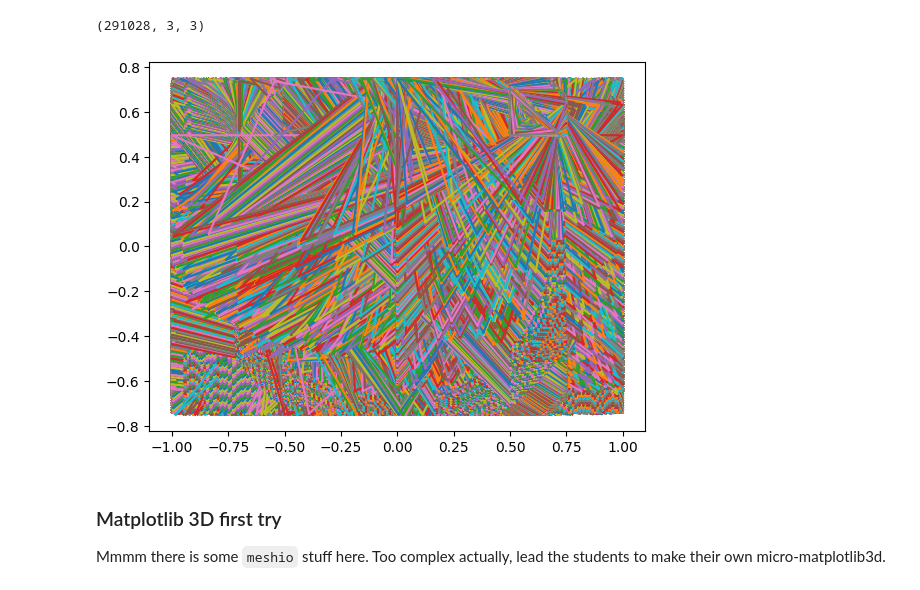
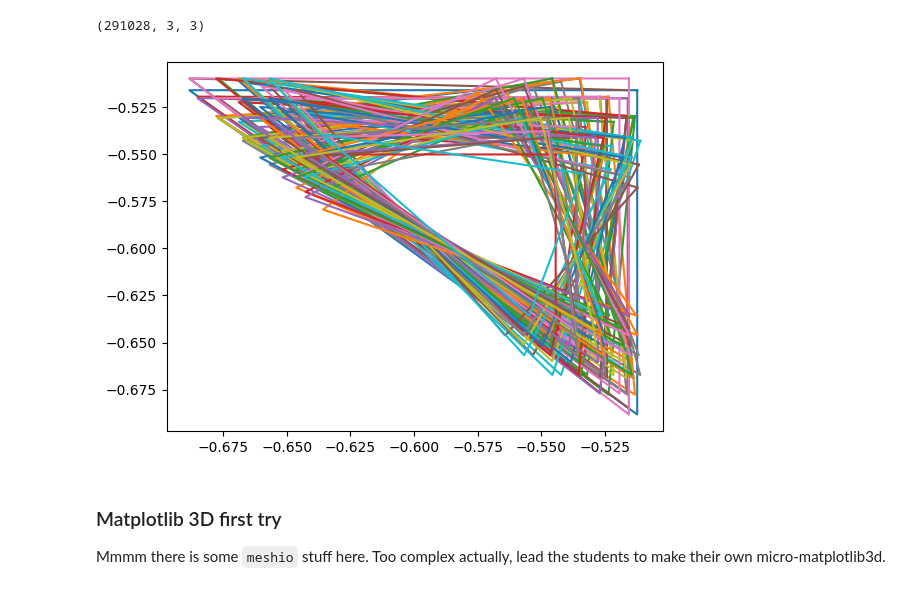
Before and after one commit to boisgera/STL-private, a Jupyter notebook: Sketch.ipynb, the cells around one changed output. Drawn from its saved outputs; the diff is of its cells as text; code cells hidden in the pictures.

```diff
--- a/Sketch.ipynb
+++ b/Sketch.ipynb
@@ -156,0 +277,9 @@ Inner may be displayed as outer or not at all and the normal may not be used.
+# %%
+with open("data/bunny.obj", mode="tr") as file:
+    bunny_obj = file.read()
+lines = bunny_obj.splitlines()
+for line in lines[:10]:
+    print(line)
+print("...")
+for line in lines[-10:]:
+    print(line)
@@ -156,0 +304,17 @@ Inner may be displayed as outer or not at all and the normal may not be used.
+# %%
+vertices = []
+face_indices = []
+with open("data/bunny.obj", mode="tr") as file:
+    lines = file.read().splitlines()
+for line in lines:
+    if line.startswith("#"):
+        pass
+    elif line.startswith("v"):
+        coords = [np.float32(f) for f in line.split()[1:]]
+        vertices.append(np.array(coords))
+    elif line.startswith("f"):
+        indices = [int(i) for i in line.split()[1:]]
+        face_indices.append(indices)
+vertices = np.array(vertices)
+print(vertices)
+print(face_indices[:50])
@@ -156,0 +330,6 @@ Inner may be displayed as outer or not at all and the normal may not be used.
+# %%
+# WARNING: face_indices use 0-indexing
+faces = np.zeros((len(face_indices), 3, 3), dtype=np.float32)
+for index, (i, j, k) in enumerate(face_indices):
+    faces[index] = [vertices[i-1], vertices[j-1], vertices[k-1]]
+faces
@@ -156,0 +354,4 @@ Inner may be displayed as outer or not at all and the normal may not be used.
+# %%
+stl_text = make_STL(faces, name="bunny")
+with open("sandbox/bunny.stl", mode="tw") as file:
+    file.write(stl_text)
@@ -242,16 +445,18 @@ np.shape(vertices)
 # %% [output]
 (291028, 3, 3)
 # %%
+# Something fishy here, maybe the data computation above (the stacking?),
+# maybe something else. And VERY SLOW of course.
+import matplotlib.pyplot as plt
 fig = plt.figure()
-for i in range(n):
-    vs = vertices[i]
+for vs in vertices[:100]:
     x = [v[0] for v in vs]
     y = [v[1] for v in vs]
     x.append(x[0])
     y.append(y[0])
     plt.plot(x, y)
 # %% [output]
-[figure, old version]
+[figure, new version]
 # %% [markdown]
 ### Matplotlib 3D first try
 
```
Also changed, not shown: parts of 15 cells of this notebook.
